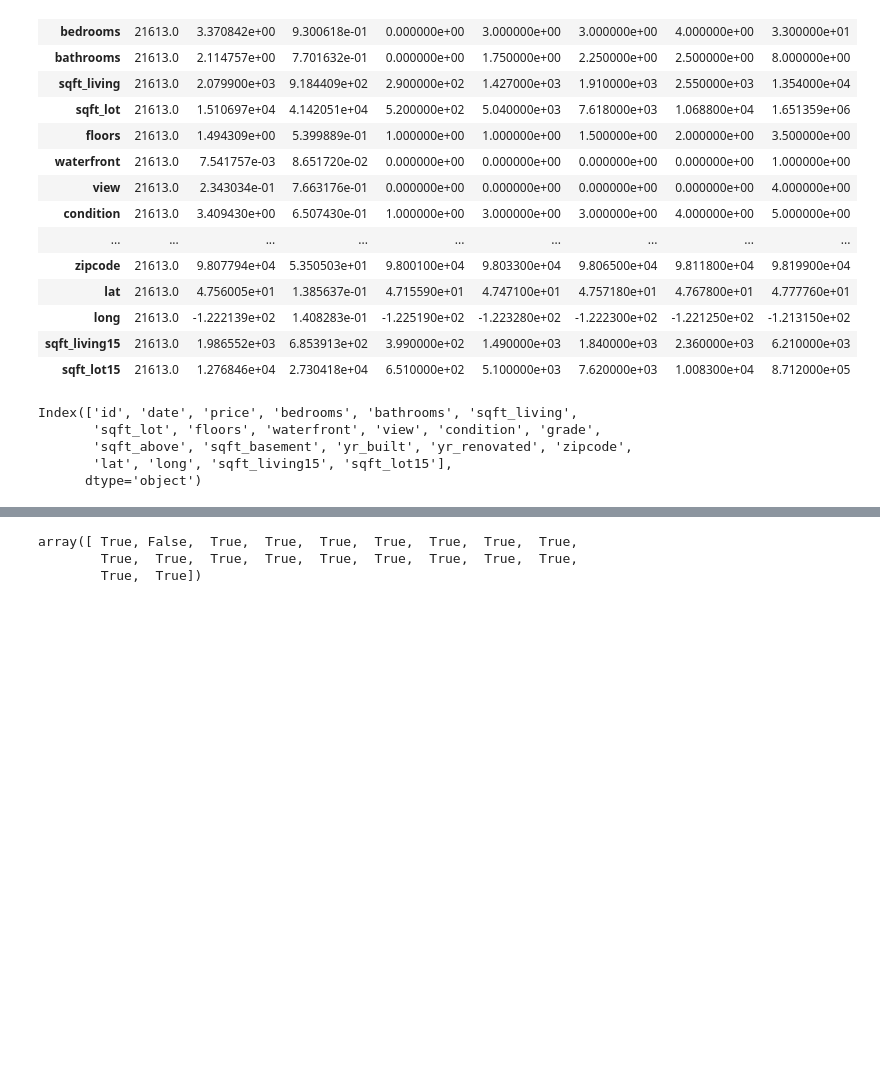
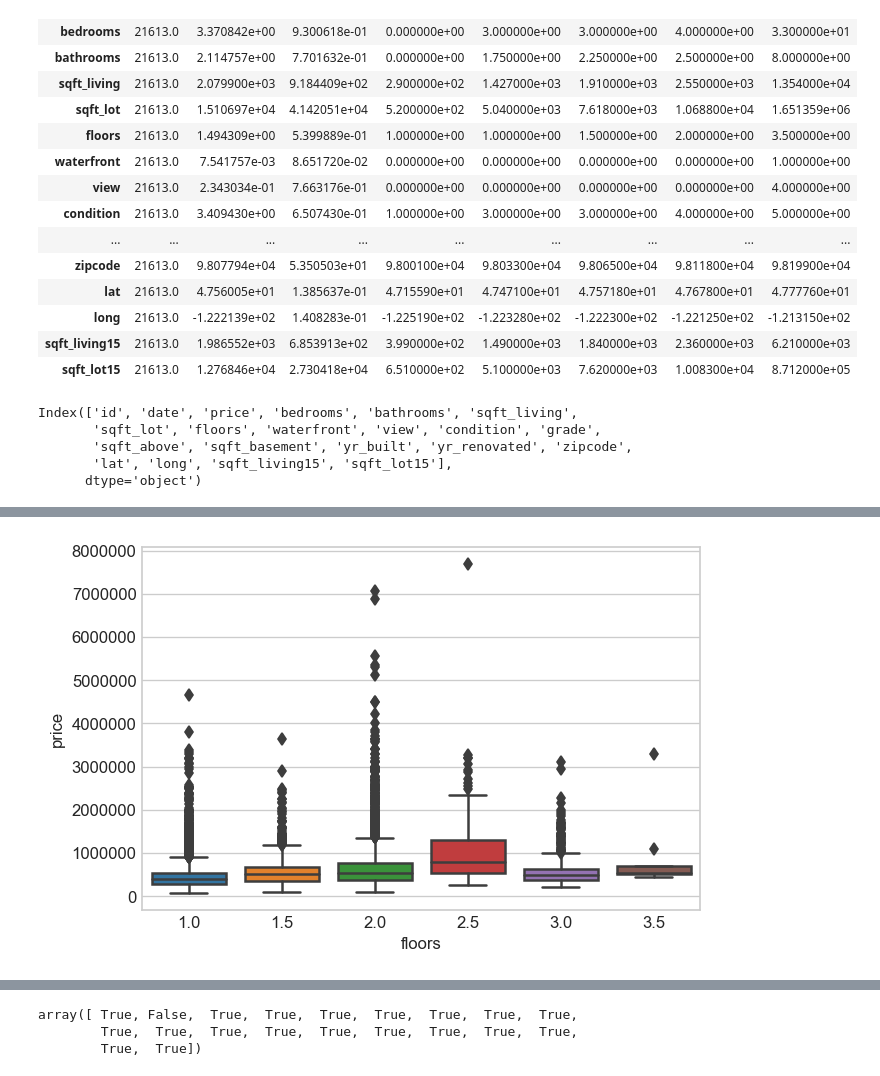
Before and after one commit to BharathC15/NielitChennai, a Jupyter notebook: python/projects/houseSales/basicHousePrice.ipynb, the cells around one changed output, grey strips where cells are left out. Saved outputs shown, nothing was run; the diff lists cells and outputs as text; code cells hidden in the pictures; blank space fills up the shorter version.

```diff
--- a/python/projects/houseSales/basicHousePrice.ipynb
+++ b/python/projects/houseSales/basicHousePrice.ipynb
@@ -65,0 +88,6 @@ Index(['id', 'date', 'price', 'bedrooms', 'bathrooms', 'sqft_living',
+# %%
+plt.figure(dpi=120)
+sns.boxplot(x=data['floors'],y=data['price'])
+plt.show()
+# %% [output]
+[figure, added]
```
Also changed, not shown: parts of 29 cells of this notebook, 1 other file.
